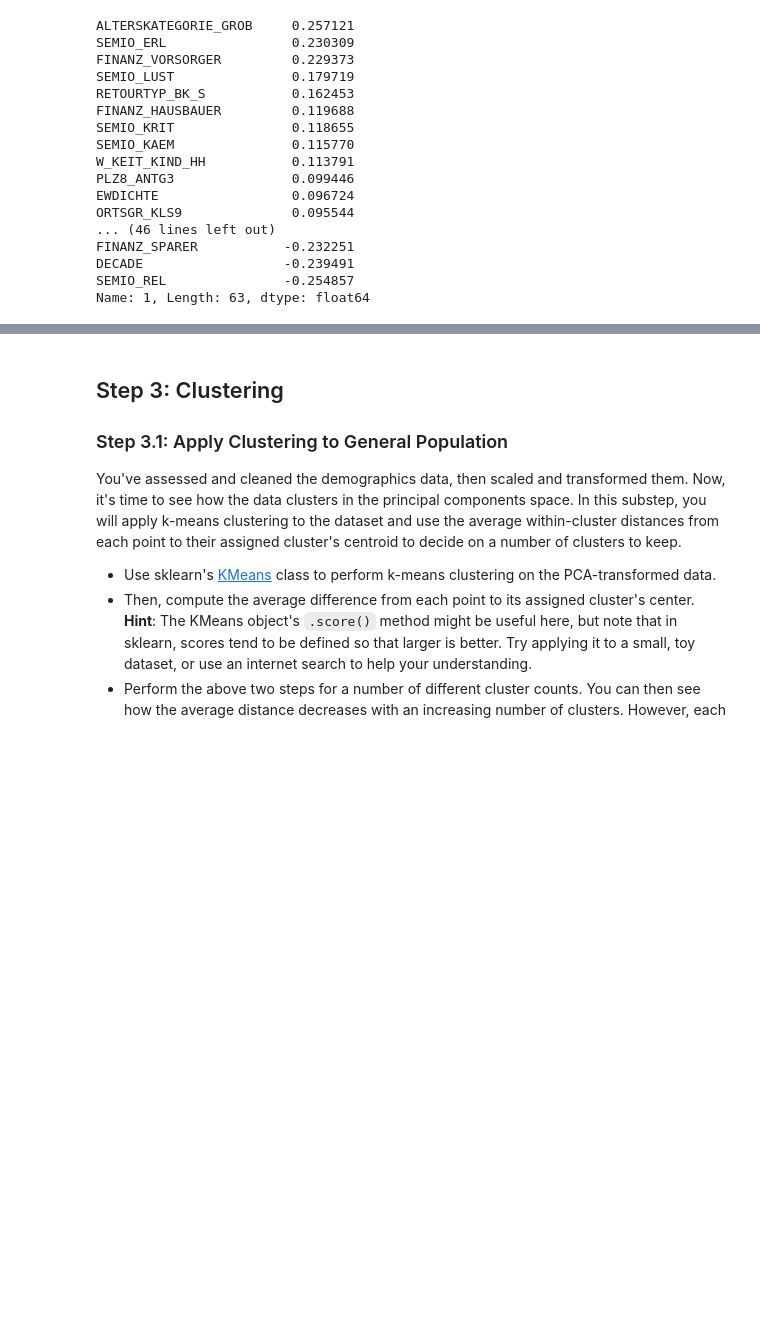
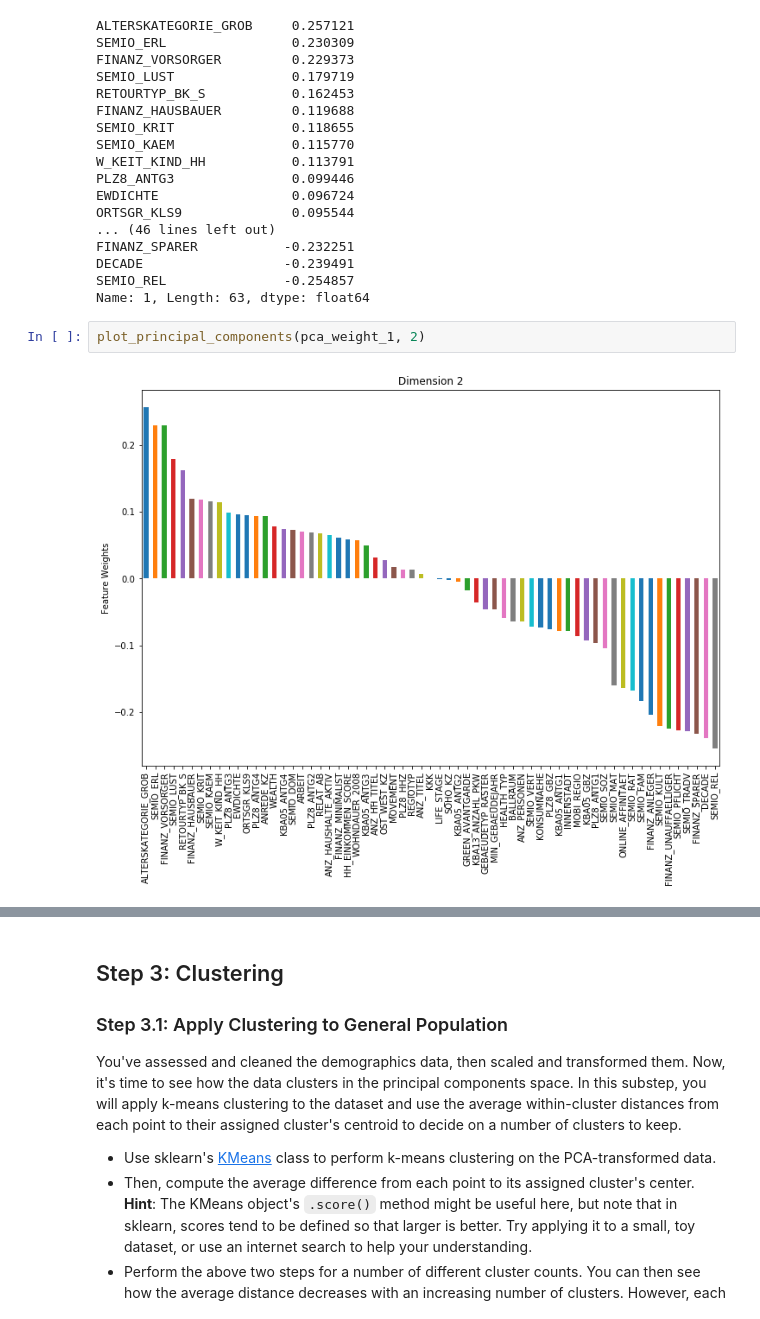
Before and after one commit to SaschaDittmann/mlnd-customer-clustering, a Jupyter notebook: Identify_Customer_Segments.ipynb, the cells around one changed output, grey strips where cells are left out. Drawn from its saved outputs; the diff is of its cells as text; blank space fills up the shorter version.

```diff
--- a/Identify_Customer_Segments.ipynb
+++ b/Identify_Customer_Segments.ipynb
@@ -659,6 +683,10 @@ FINANZ_SPARER           -0.232251
 DECADE                  -0.239491
 SEMIO_REL               -0.254857
 Name: 1, Length: 63, dtype: float64
+# %%
+plot_principal_components(pca_weight_1, 2)
+# %% [output]
+[figure, added]
 # %%
 # Map weights for the third principal component to corresponding feature names
 # and then print the linked values, sorted by weight.
```
Also changed, not shown: parts of 26 cells of this notebook, 1 other file.
